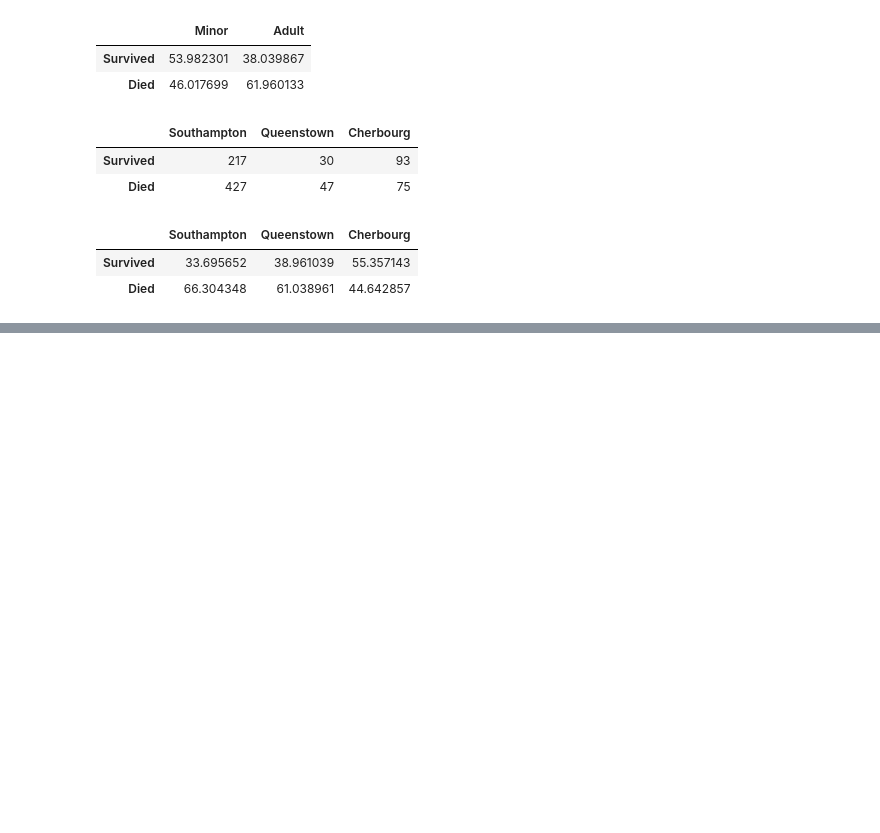
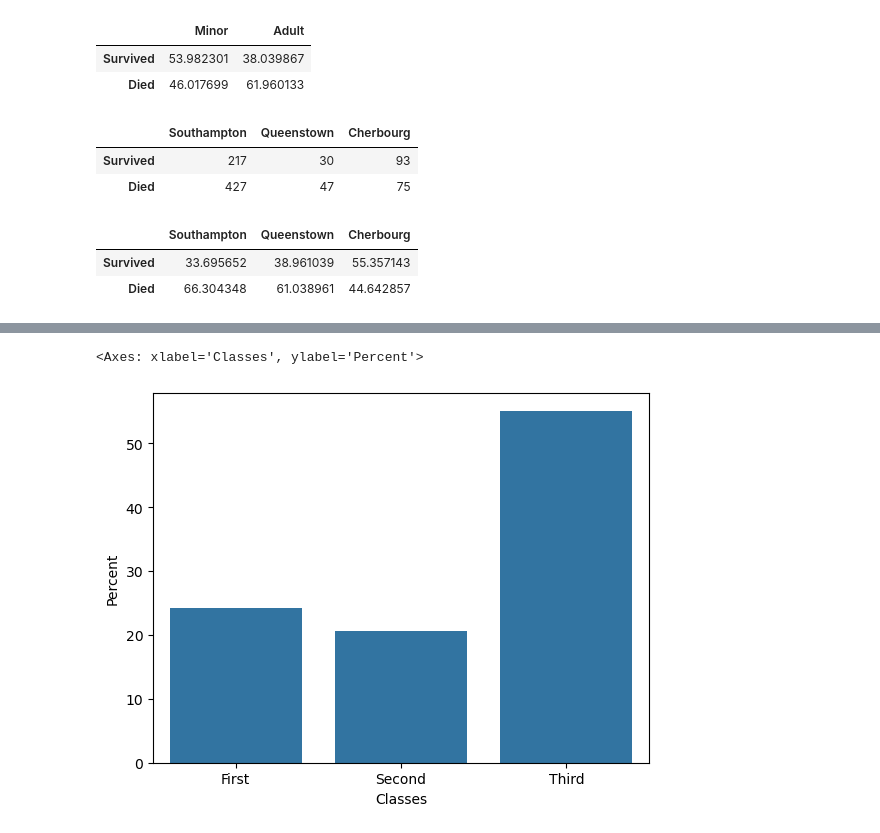
Before and after one commit to whoshilo/AI, a Jupyter notebook: Semester 1/Titanic/Titanic.ipynb, the cells around one changed output, grey strips where cells are left out. Cells and saved outputs as stored; diff of their text form; code cells hidden in the pictures; blank space fills up the shorter version.

```diff
--- a/Semester 1/Titanic/Titanic.ipynb
+++ b/Semester 1/Titanic/Titanic.ipynb
@@ -386,0 +427,5 @@ Passing `palette` without assigning `hue` is deprecated and will be removed in v
+# %%
+sns.barplot(data=freqTable, x="Classes", y="Percent")
+# %% [output]
+<Axes: xlabel='Classes', ylabel='Percent'>
+[figure, added]
```
Also changed, not shown: parts of 8 cells of this notebook, 4 other files.
